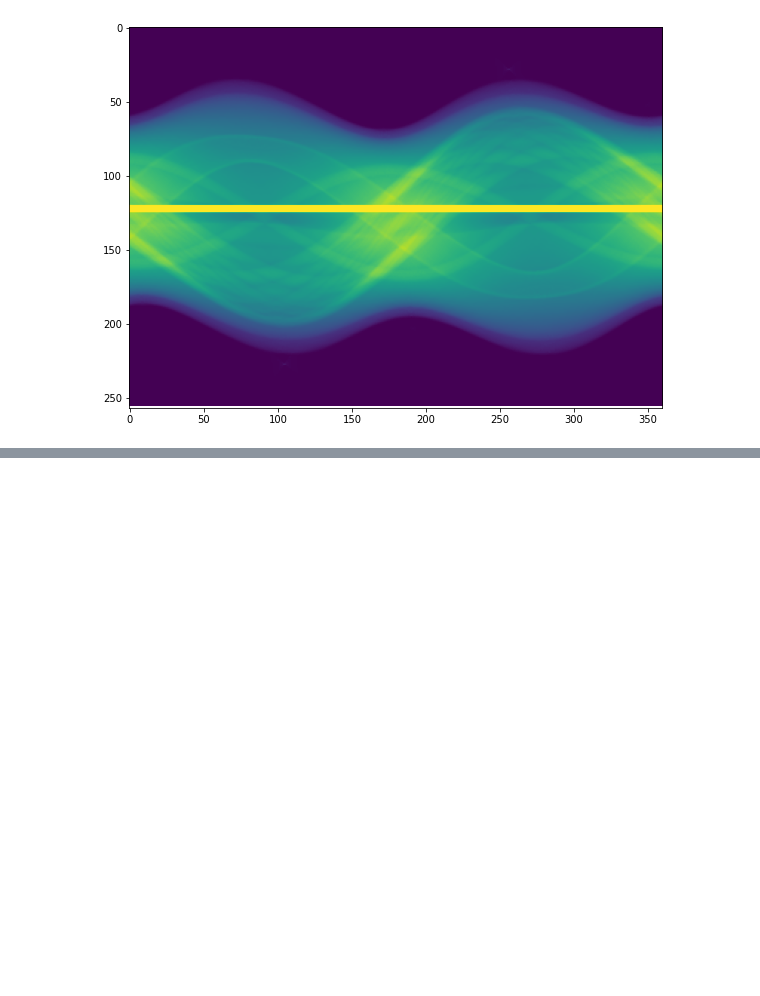
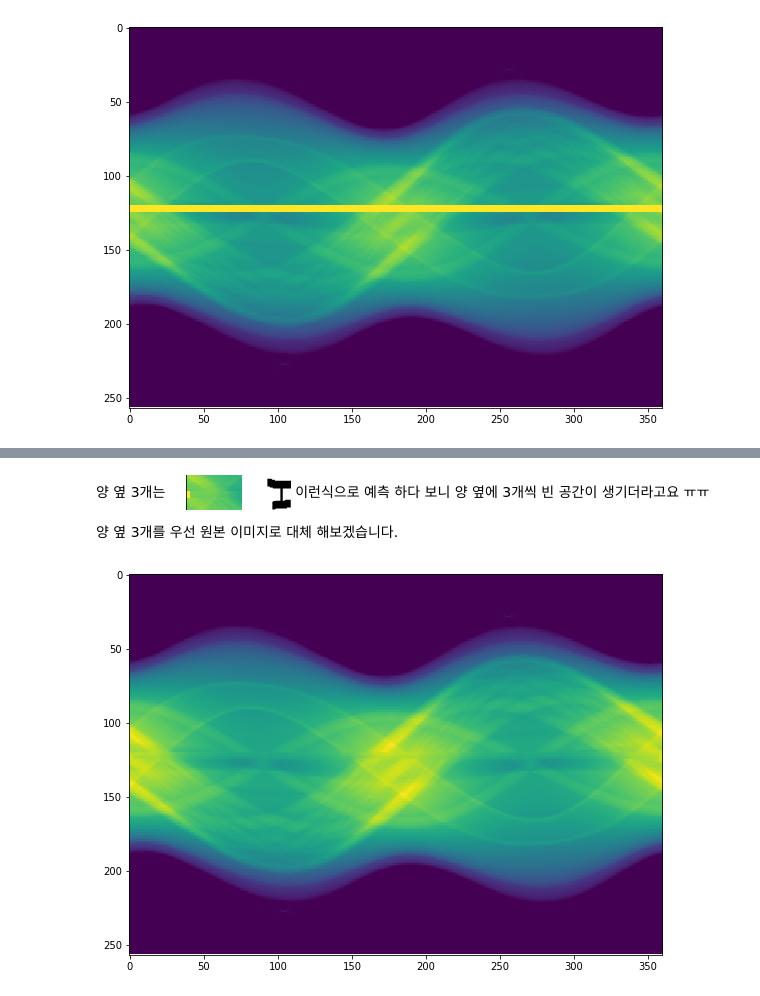
Before and after one commit to KyungRyeolBaek/study, a Jupyter notebook: AI study/치아/tooth_CNN.ipynb, the cells around one changed output, grey strips where cells are left out. Cells and saved outputs as stored; diff of their text form; code cells hidden in the pictures; blank space fills up the shorter version.

```diff
--- a/AI study/치아/tooth_CNN.ipynb
+++ b/AI study/치아/tooth_CNN.ipynb
@@ -223,0 +274,18 @@ df.iloc[0:5, 120:125]
+# %% [markdown]
+양 옆 3개는 ![image.png](attachment:image.png) 이런식으로 예측 하다 보니 양 옆에 3개씩 빈 공간이 생기더라고요 ㅠㅠ
+
+양 옆 3개를 우선 원본 이미지로 대체 해보겠습니다.
+# %%
+# 양 옆 3개를 우선 원본 이미지로 대체 해보겠습니다.
+df_test = pd.read_table('./images/sino0.txt',sep='\t', header = None).T
+df_test.iloc[120:125, 3:357] = 300
+
+pred_test = model.predict(X_test)
+df_test.iloc[120:125, 3:357] = pred_test.T * 300.0
+
+# 시각화
+plt.figure(figsize = (15, 7))
+plt.imshow(df_test)
+plt.colorbar;
+# %% [output]
+[figure, added]
```
Also changed, not shown: parts of 15 cells of this notebook.
